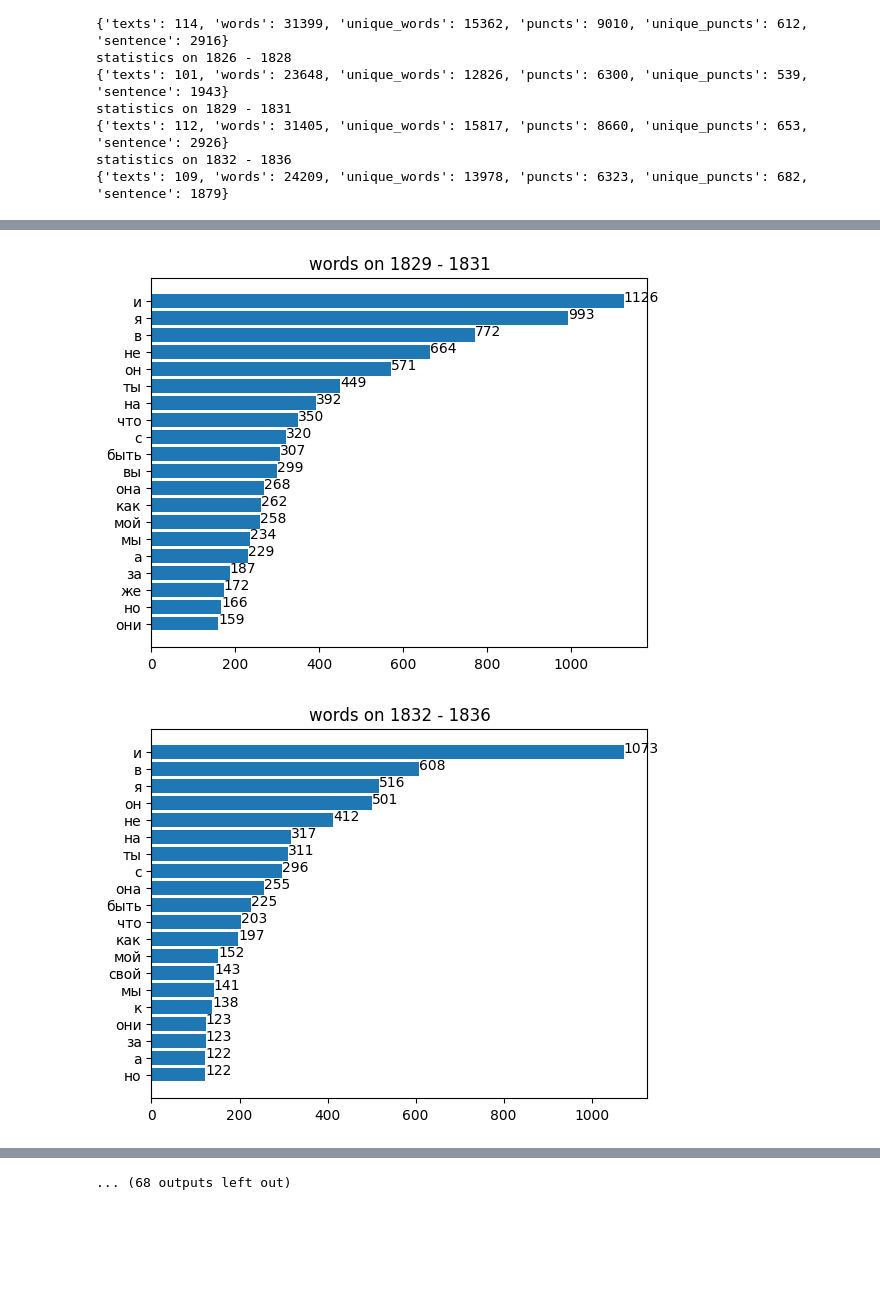
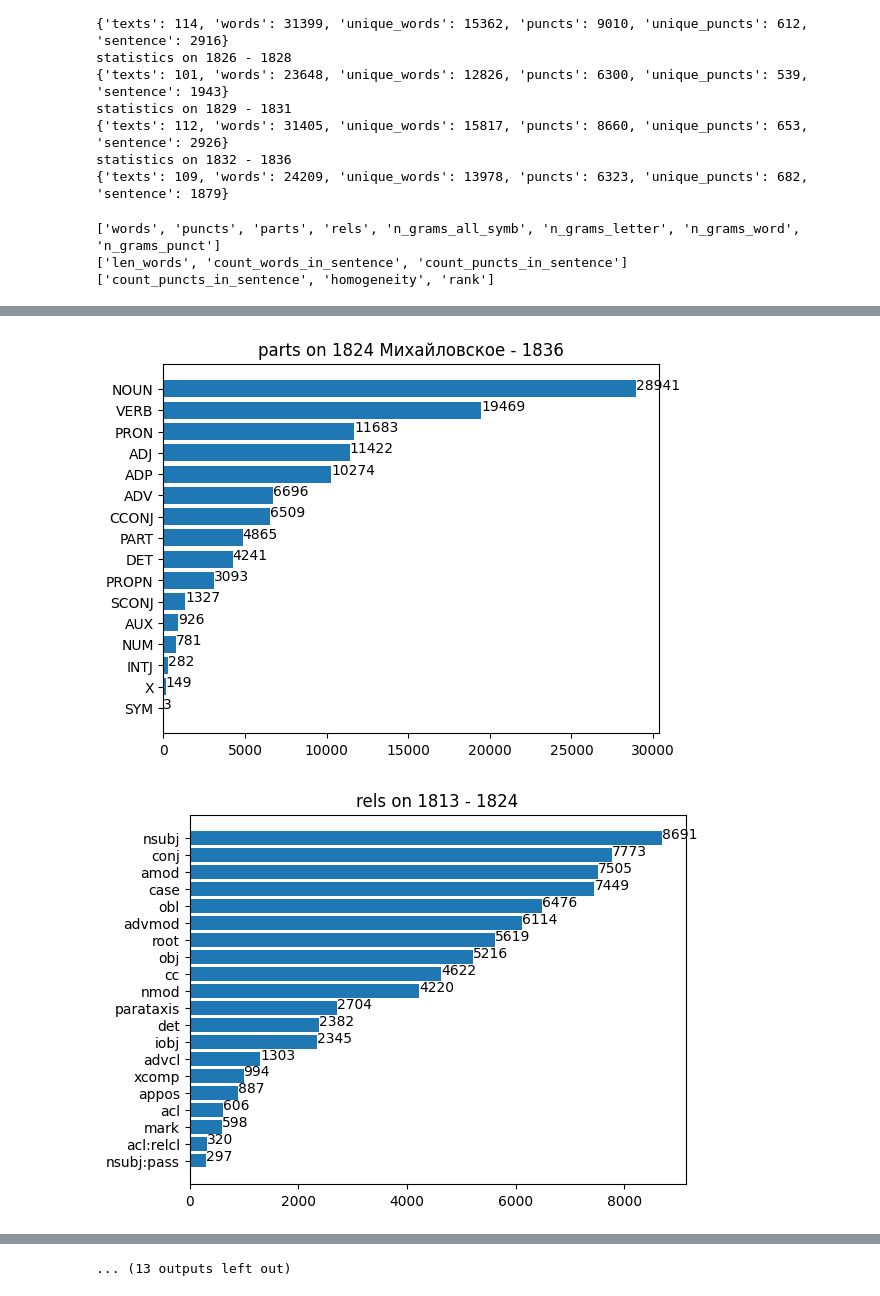
Before and after one commit to gudkovst/Analysis-Pushkin-style, a Jupyter notebook: distributions.ipynb, the cells around one changed output, grey strips where cells are left out. Drawn from its saved outputs; the diff is of its cells as text; code cells hidden in the pictures; blank space fills up the shorter version.

```diff
--- a/distributions.ipynb
+++ b/distributions.ipynb
@@ -49,27 +50,19 @@ statistics on 1829 - 1831
 statistics on 1832 - 1836
 {'texts': 109, 'words': 24209, 'unique_words': 13978, 'puncts': 6323, 'unique_puncts': 682, 'sentence': 1879}
 # %%
-barh_features = ['words', 'puncts', 'parts', 'rels', 'n_grams_all_symb', 'n_grams_letter', 'n_grams_word', 'n_grams_punct']
-bar_features = ['len_words', 'count_words_in_sentence', 'count_puncts_in_sentence']
-emp_features = ['count_puncts_in_sentence', 'homogeneity', 'rank']
+print(barh_features)
+print(bar_features)
+print(emp_features)
+# %% [output]
+['words', 'puncts', 'parts', 'rels', 'n_grams_all_symb', 'n_grams_letter', 'n_grams_word', 'n_grams_punct']
+['len_words', 'count_words_in_sentence', 'count_puncts_in_sentence']
+['count_puncts_in_sentence', 'homogeneity', 'rank']
 # %%
-for feature in barh_features:
-    for period in periods:
-        d = top_n(extract_period(period, feature), 20)
-        show_barh(d, create_title(period, feature))
+big_per1 = sum(periods[:3], [])
+big_per2 = sum(periods[3:], [])
+pers = [big_per1, big_per2]
 
-
-for feature in bar_features:
-    for period in periods:
-        d = extract_period(period, feature)
-        show_bar(d, create_title(period, feature))
-
-
-for feature in emp_features:
-    plt.title(feature)
-    for period in periods:
-        d = list(extract_period(period, feature).keys())
-        sns.kdeplot(d, cumulative=True, label=label(period))
-    plt.legend(title='Periods')
-    plt.show()
+barh_periods(periods=pers)
+bar_periods(periods=pers)
+emp_periods(periods=pers)
 # %% [output]
@@ -81,2 +74,2 @@ for feature in emp_features:
-[figure, old version]
+[figure, new version]
-[figure, old version]
+[figure, new version]
@@ -88 +81 @@ for feature in emp_features:
-... (68 outputs left out)
+... (13 outputs left out)
```
Also changed, not shown: parts of 2 cells of this notebook, 4 other files.
